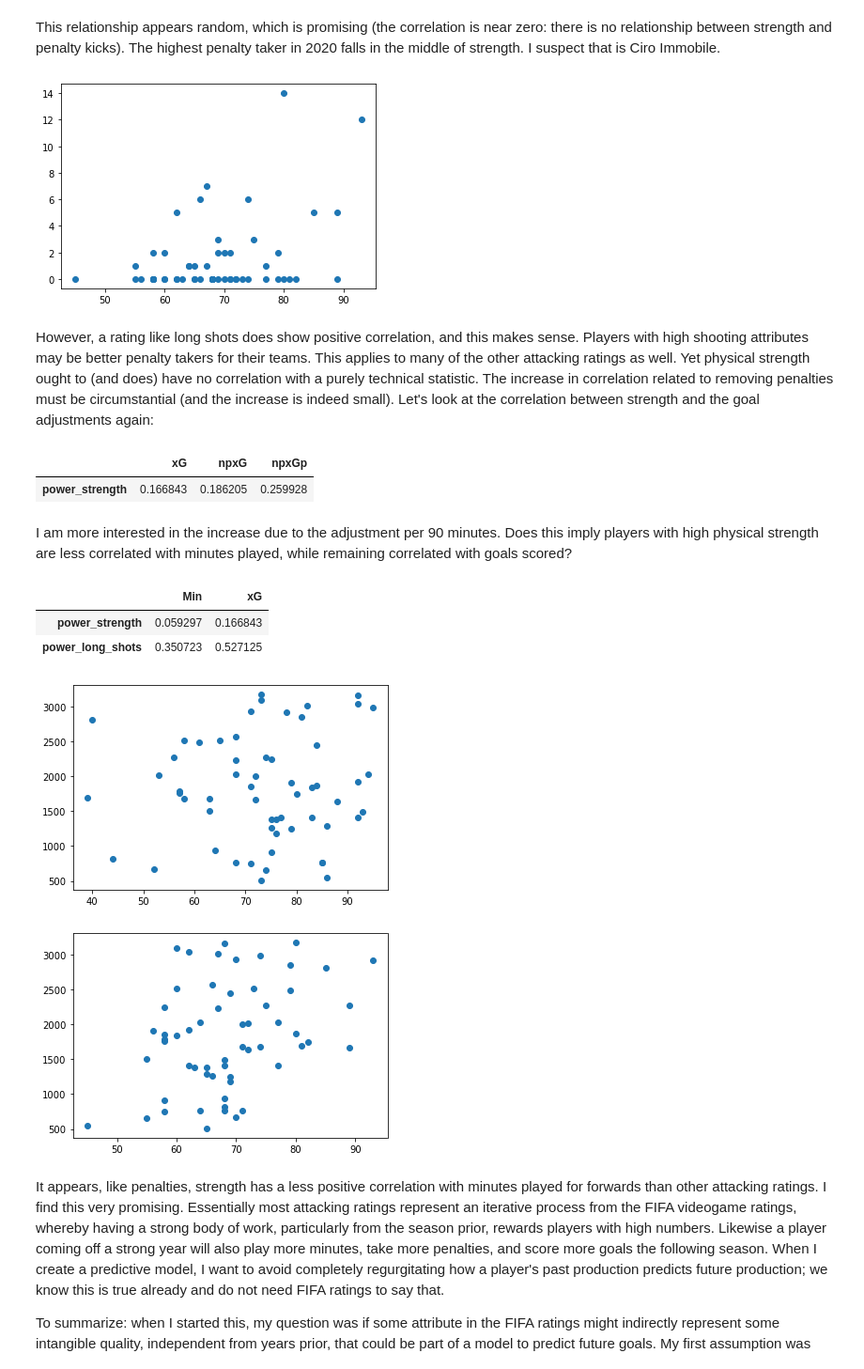
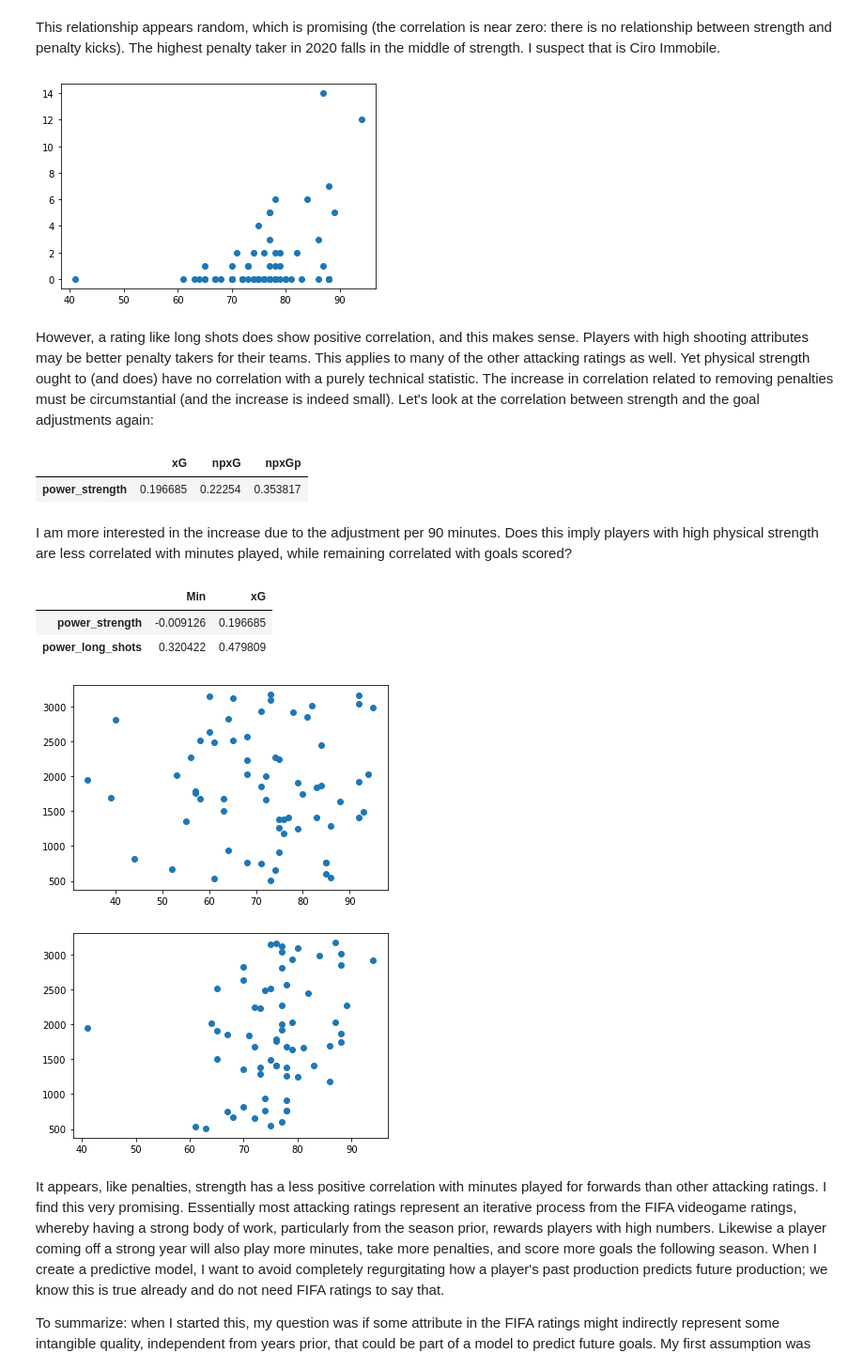
Before and after one commit to chaltaim/MJCRepo, a Jupyter notebook: SerieAv3.ipynb, the cells around one changed output. Shown at 94% size. Drawn from its saved outputs; the diff is of its cells as text; code cells hidden in the pictures.

```diff
--- a/SerieAv3.ipynb
+++ b/SerieAv3.ipynb
@@ -146,7 +140,7 @@ array(['CF, ST', 'ST', 'CM, CAM, CDM', 'RM, RB', 'CB', 'CM', 'CM, CDM',
        'CM, CAM, RM', 'LM, RM, RW', 'CF, RW', 'RW', 'CF, CM, LW',
        'ST, RW, RM', 'RB, RWB, RM'], dtype=object)
 # %%
-df2020['Striker'] = df2020['player_positions'].str.contains('ST')
+df2020['Striker'] = df2020['player_positions'].str.contains('ST|CF')
 # %%
 df2020['Striker'].head()
 # %% [output]
@@ -472,28 +468,28 @@ plt.show()
 # %% [markdown]
 This relationship appears random, which is promising (the correlation is near zero: there is no relationship between strength and penalty kicks). The highest penalty taker in 2020 falls in the middle of strength. I suspect that is Ciro Immobile.
 # %%
-x = df2020ST['power_long_shots']
+x = df2020ST['attacking_finishing']
 y = df2020ST['PK']
 
 plt.scatter(x, y)
 plt.show()
 # %% [output]
-[figure, old version]
+[figure, new version]
 # %% [markdown]
 However, a rating like long shots does show positive correlation, and this makes sense. Players with high shooting attributes may be better penalty takers for their teams. This applies to many of the other attacking ratings as well. Yet physical strength ought to (and does) have no correlation with a purely technical statistic. The increase in correlation related to removing penalties must be circumstantial (and the increase is indeed small). Let's look at the correlation between strength and the goal adjustments again:
 # %%
 df2020STc[['xG','npxG','npxGp']].iloc[46:47,:]
 # %% [output]
 |  | xG | npxG | npxGp |
-| power_strength | 0.166843 | 0.186205 | 0.259928 |
+| power_strength | 0.196685 | 0.22254 | 0.353817 |
 # %% [markdown]
 I am more interested in the increase due to the adjustment per 90 minutes. Does this imply players with high physical strength are less correlated with minutes played, while remaining correlated with goals scored?
 # %%
 df2020STc[['Min','xG']].iloc[46:48,:]
 # %% [output]
 |  | Min | xG |
-| power_strength | 0.059297 | 0.166843 |
-| power_long_shots | 0.350723 | 0.527125 |
+| power_strength | -0.009126 | 0.196685 |
+| power_long_shots | 0.320422 | 0.479809 |
 # %%
 x = df2020ST['power_strength']
 y = df2020ST['Min']
@@ -501,15 +497,15 @@ y = df2020ST['Min']
 plt.scatter(x, y)
 plt.show()
 # %% [output]
-[figure, old version]
+[figure, new version]
 # %%
-x = df2020ST['power_long_shots']
+x = df2020ST['attacking_finishing']
 y = df2020ST['Min']
 
 plt.scatter(x, y)
 plt.show()
 # %% [output]
-[figure, old version]
+[figure, new version]
 # %% [markdown]
 It appears, like penalties, strength has a less positive correlation with minutes played for forwards than other attacking ratings. I find this very promising. Essentially most attacking ratings represent an iterative process from the FIFA videogame ratings, whereby having a strong body of work, particularly from the season prior, rewards players with high numbers. Likewise a player coming off a strong year will also play more minutes, take more penalties, and score more goals the following season. When I create a predictive model, I want to avoid completely regurgitating how a player's past production predicts future production; we know this is true already and do not need FIFA ratings to say that.
 
```
Also changed, not shown: parts of 21 cells of this notebook.
